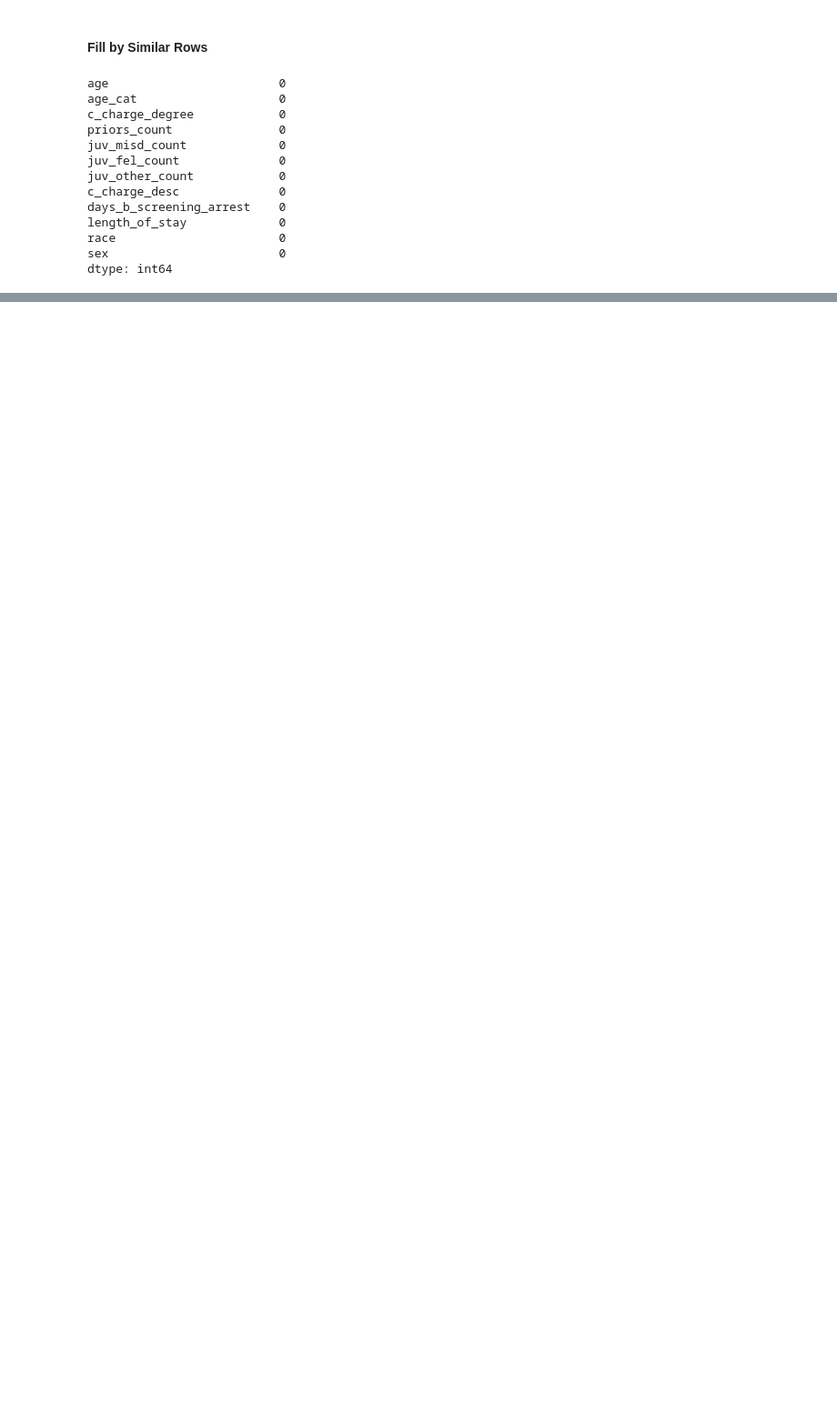
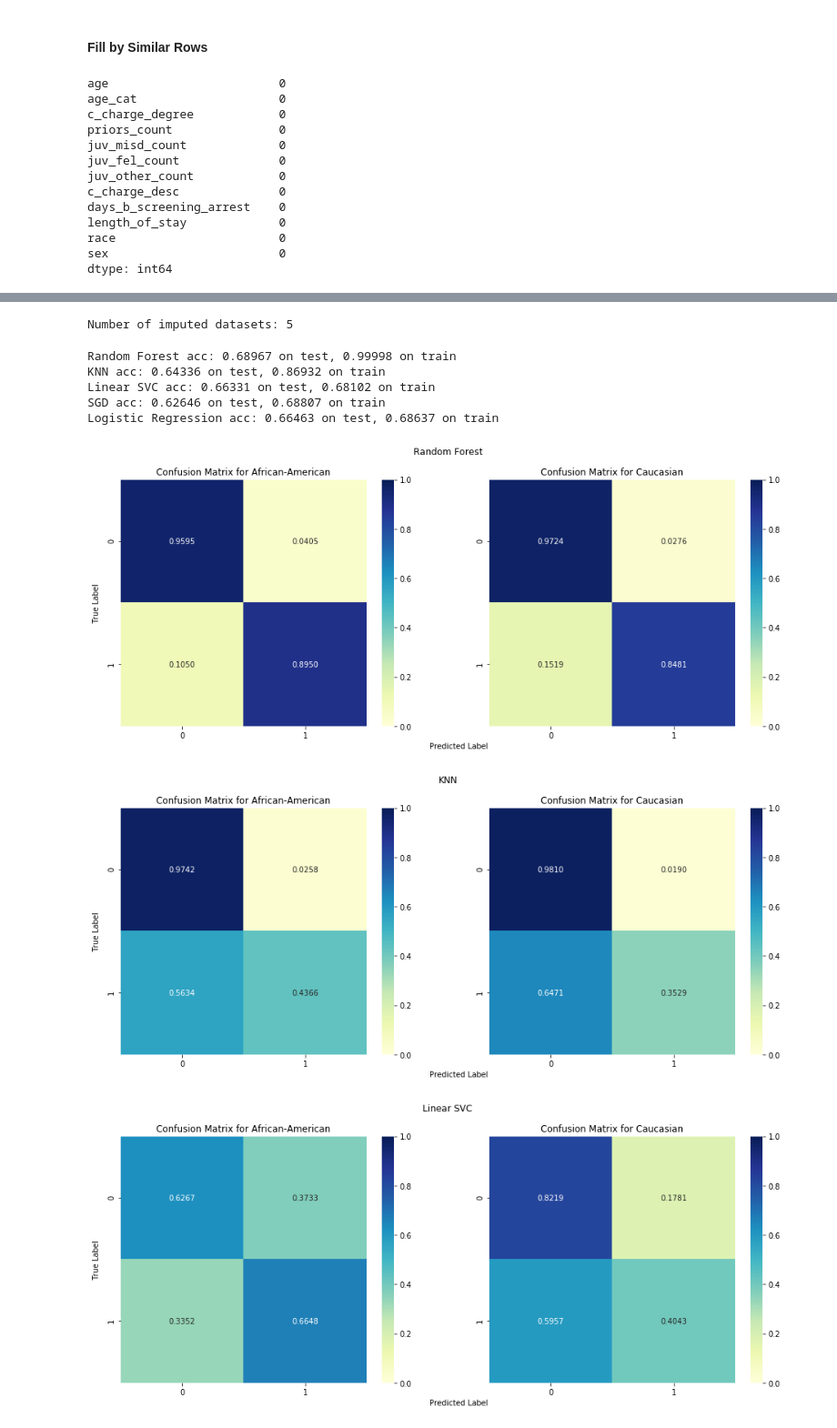
Before and after one commit to teamclouday/DataImputation, a Jupyter notebook: compas.ipynb, the cells around one changed output, grey strips where cells are left out. Shown at 91% size. Drawn from its saved outputs; the diff is of its cells as text; code cells hidden in the pictures; blank space fills up the shorter version.

```diff
--- a/compas.ipynb
+++ b/compas.ipynb
@@ -749,7 +765,7 @@ plt.show()
 # %% [markdown]
 #### Logistic Regression
 # %%
-clf = LogisticRegression(C=0.01, max_iter=10000)
+clf = LogisticRegression(C=param_logre['C'], max_iter=10000)
 clf.fit(X_res, y_res)
 clf.score(X, y)
 # %% [output]
@@ -812,29 +828,3 @@ sex                          0
 race                         0
 length_of_stay             435
 dtype: int64
-# %%
-def test_complete_dataset(data_complete_x, data_complete_y, protected_features):
-    data_train_black = data_complete_x[data_complete_x["race"] == "African-American"].drop(columns=protected_features)
-    data_train_white = data_complete_x[data_complete_x["race"] == "Caucasian"].drop(columns=protected_features)
-    data_target_black = data_complete_y[data_complete_x[data_complete_x["race"] == "African-American"].index.tolist()]
-    data_target_white = data_complete_y[data_complete_x[data_complete_x["race"] == "Caucasian"].index.tolist()]
-    smote = KMeansSMOTE(cluster_balance_threshold=0.4, random_state=22)
-    X_train, X_test, y_train, y_test = train_test_split(data_complete_x.drop(columns=protected_features), data_complete_y, test_size=0.2, random_state=22)
-    X_res, y_res = smote.fit_resample(X_train, y_train)
-    clfs = {
-        "Random Forest": RandomForestClassifier(n_estimators=200),
-        "KNN": KNeighborsClassifier(n_neighbors=2),
-        "Linear SVC": LinearSVC(C=0.001, dual=False),
-        "SGD": SGDClassifier(alpha=0.1),
-        "Logistic Regression": LogisticRegression(C=0.01, max_iter=10000),
-    }
-    for clf_name, clf in clfs.items():
-        fig, [ax1, ax2] = plt.subplots(1, 2, figsize=(16, 6))
-        clf.fit(X_res, y_res)
-        print("{} acc: {:.5f} on test, {:.5f} on train".format(clf_name, clf.score(X_test, y_test), clf.score(X_res, y_res)))
-        fig.suptitle(clf_name)
-        sns.heatmap(pd.DataFrame(transform_cf(confusion_matrix(data_target_black, clf.predict(data_train_black))), index=[0, 1], columns=[0, 1]), annot=True, cmap="YlGnBu", fmt=".4f", ax=ax1, vmin=0.0, vmax=1.0)
-        sns.heatmap(pd.DataFrame(transform_cf(confusion_matrix(data_target_white, clf.predict(data_train_white))), index=[0, 1], columns=[0, 1]), annot=True, cmap="YlGnBu", fmt=".4f", ax=ax2, vmin=0.0, vmax=1.0)
-        ax1.set_title("Confusion Matrix for African-American")
-        ax2.set_title("Confusion Matrix for Caucasian")
-    plt.show()
@@ -926,0 +985,19 @@ Logistic Regression acc: 0.66310 on test, 0.68582 on train
+# %%
+data_compas_complete_batch = complete_by_multi(data_compas)
+data_compas_complete_X = [m.X.copy() for m in data_compas_complete_batch]
+data_compas_complete_y = data_compas_complete_batch[0].y.copy()
+data_compas_complete_protected = data_compas_complete_batch[0].protected
+print("Number of imputed datasets: {}".format(len(data_compas_complete_batch)))
+# %% [output]
+Number of imputed datasets: 5
+# %%
+test_complete_dataset(data_compas_complete_X, data_compas_complete_y, data_compas_complete_protected, multi=True)
+# %% [output]
+Random Forest acc: 0.68967 on test, 0.99998 on train
+KNN acc: 0.64336 on test, 0.86932 on train
+Linear SVC acc: 0.66331 on test, 0.68102 on train
+SGD acc: 0.62646 on test, 0.68807 on train
+Logistic Regression acc: 0.66463 on test, 0.68637 on train
+[figure, added]
+[figure, added]
+[figure, added]
```
Also changed, not shown: parts of 45 cells of this notebook.
